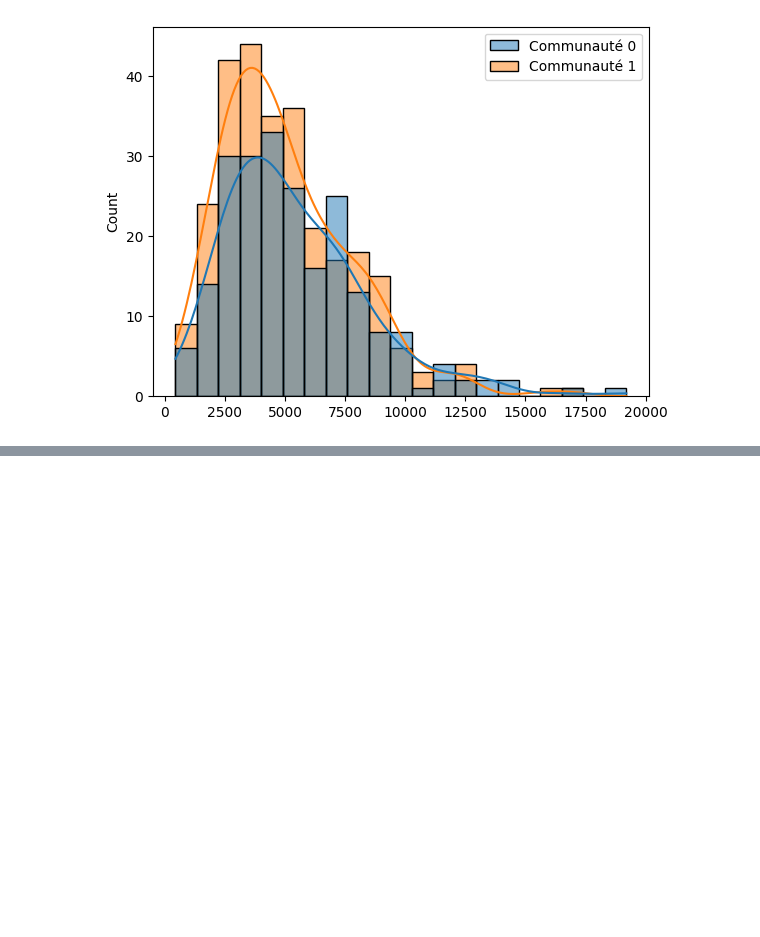
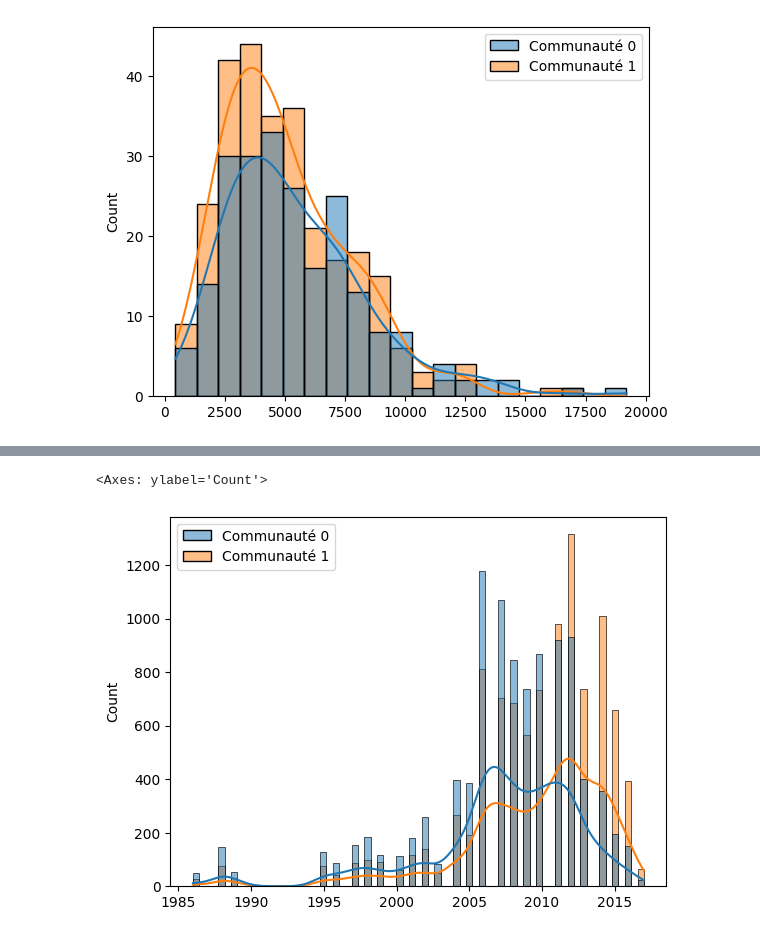
Before and after one commit to VietAnhNguyen20/M2_DM_Anime, a Jupyter notebook: user-graph-analysis.ipynb, the cells around one changed output, grey strips where cells are left out. Saved outputs shown, nothing was run; the diff lists cells and outputs as text; code cells hidden in the pictures; blank space fills up the shorter version.

```diff
--- a/user-graph-analysis.ipynb
+++ b/user-graph-analysis.ipynb
@@ -220,0 +266,5 @@ sns.histplot(data={"Communauté 0":community0["stats_episodes"], "Communauté 1"
+# %%
+import numpy as np
+diff = [x for x in np.subtract(list(countCom0.values()), list(countCom1.values()))]
+# %%
+compareComAnimeWatched = pd.DataFrame.from_dict({"anime_id":list(listAnime),"com0": list(countCom0.values()), "com1": list(countCom1.values()), "diff":diff}).sort_values(by="diff", ascending=False)
@@ -220,0 +287,3 @@ sns.histplot(data={"Communauté 0":community0["stats_episodes"], "Communauté 1"
+# %%
+animecleaned = pd.read_csv('./Data/anime_cleaned.csv')
+animecleaned.head(3)
@@ -220,0 +296,3 @@ sns.histplot(data={"Communauté 0":community0["stats_episodes"], "Communauté 1"
+# %%
+compareComAnimeWatched = compareComAnimeWatched.merge(animecleaned, on="anime_id")
+compareComAnimeWatched
@@ -220,0 +333,17 @@ sns.histplot(data={"Communauté 0":community0["stats_episodes"], "Communauté 1"
+# %%
+com0Coef = [round(x*100) for x in compareComAnimeWatched["com0"].to_list()]
+com1Coef = [round(x*100) for x in compareComAnimeWatched["com1"].to_list()]
+
+years = [int(x) for x in compareComAnimeWatched["aired_from_year"].to_list()]
+
+yearsDistribCom0 = []
+yearsDistribCom1 = []
+
+for i in range(len(years)):
+  yearsDistribCom0.extend([years[i]] * com0Coef[i])
+  yearsDistribCom1.extend([years[i]] * com1Coef[i])
+
+sns.histplot(data={"Communauté 0":yearsDistribCom0, "Communauté 1":yearsDistribCom1} , kde=True)
+# %% [output]
+<Axes: ylabel='Count'>
+[figure, added]
```
Also changed, not shown: parts of 13 cells of this notebook, 3 other files.
